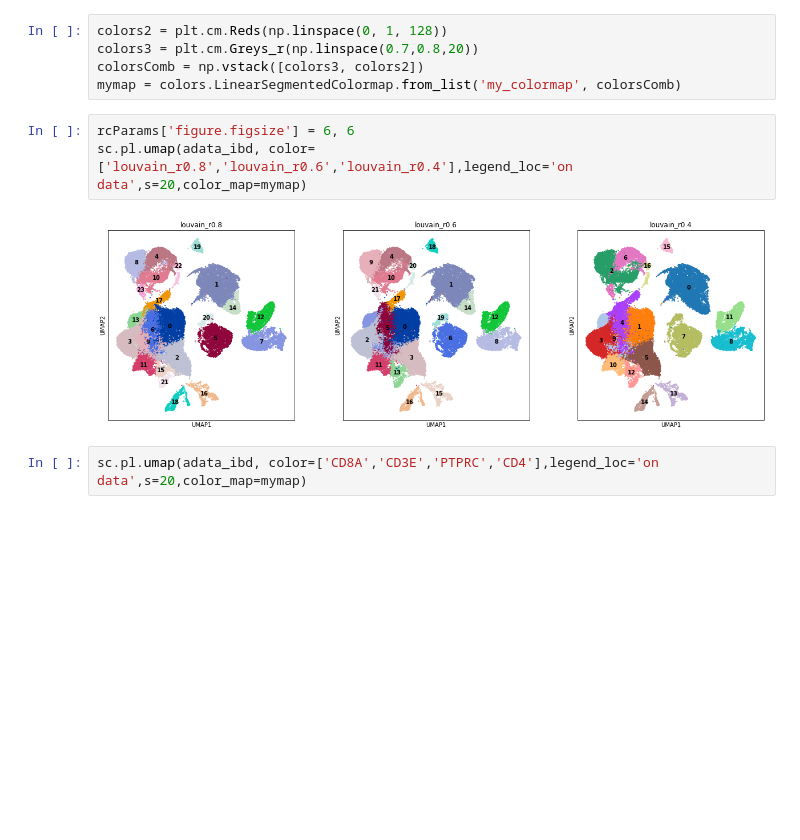
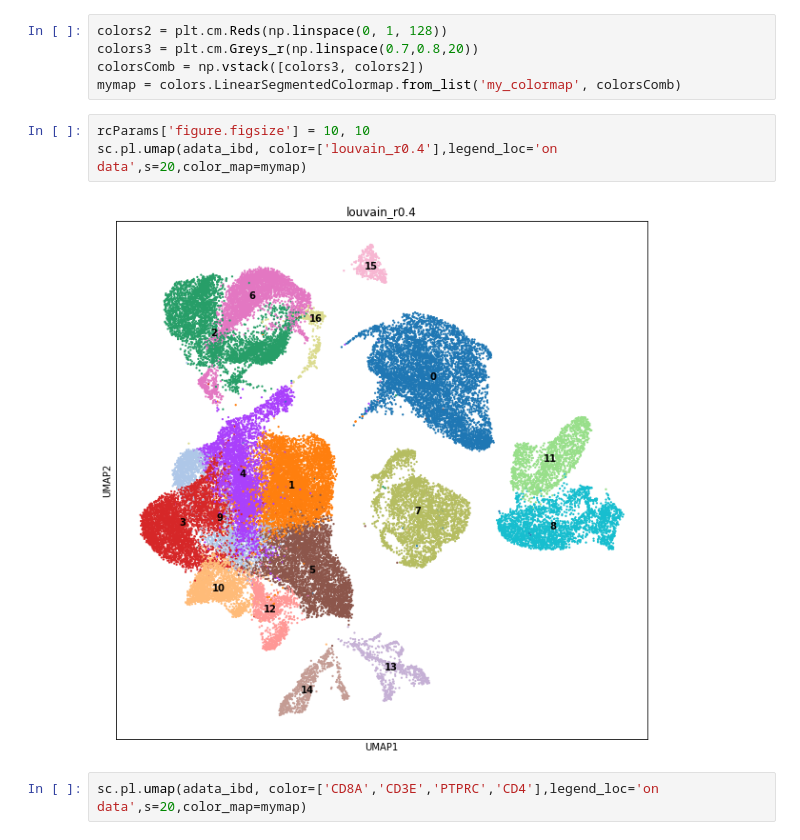
Before and after one commit to luglilab/SP028_Autoimmunity, a Jupyter notebook: IBD_QC_filtering_clustering.ipynb, the cells around one changed output. Saved outputs shown, nothing was run; the diff lists cells and outputs as text; blank space fills up the shorter version.

```diff
--- a/IBD_QC_filtering_clustering.ipynb
+++ b/IBD_QC_filtering_clustering.ipynb
@@ -332,10 +337,10 @@ colors3 = plt.cm.Greys_r(np.linspace(0.7,0.8,20))
 colorsComb = np.vstack([colors3, colors2])
 mymap = colors.LinearSegmentedColormap.from_list('my_colormap', colorsComb)
 # %%
-rcParams['figure.figsize'] = 6, 6
-sc.pl.umap(adata_ibd, color=['louvain_r0.8','louvain_r0.6','louvain_r0.4'],legend_loc='on data',s=20,color_map=mymap)
+rcParams['figure.figsize'] = 10, 10
+sc.pl.umap(adata_ibd, color=['louvain_r0.4'],legend_loc='on data',s=20,color_map=mymap)
 # %% [output]
-[figure, old version]
+[figure, new version]
 # %%
 sc.pl.umap(adata_ibd, color=['CD8A','CD3E','PTPRC','CD4'],legend_loc='on data',s=20,color_map=mymap)
 # %% [output]
```
Also changed, not shown: parts of 20 cells of this notebook.
